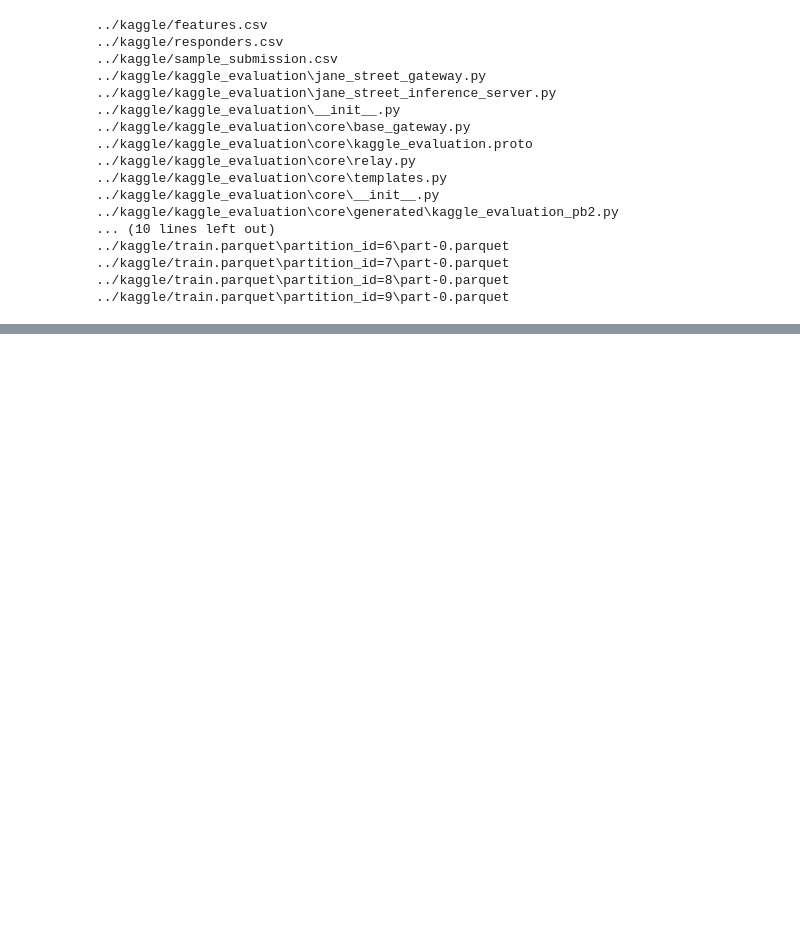
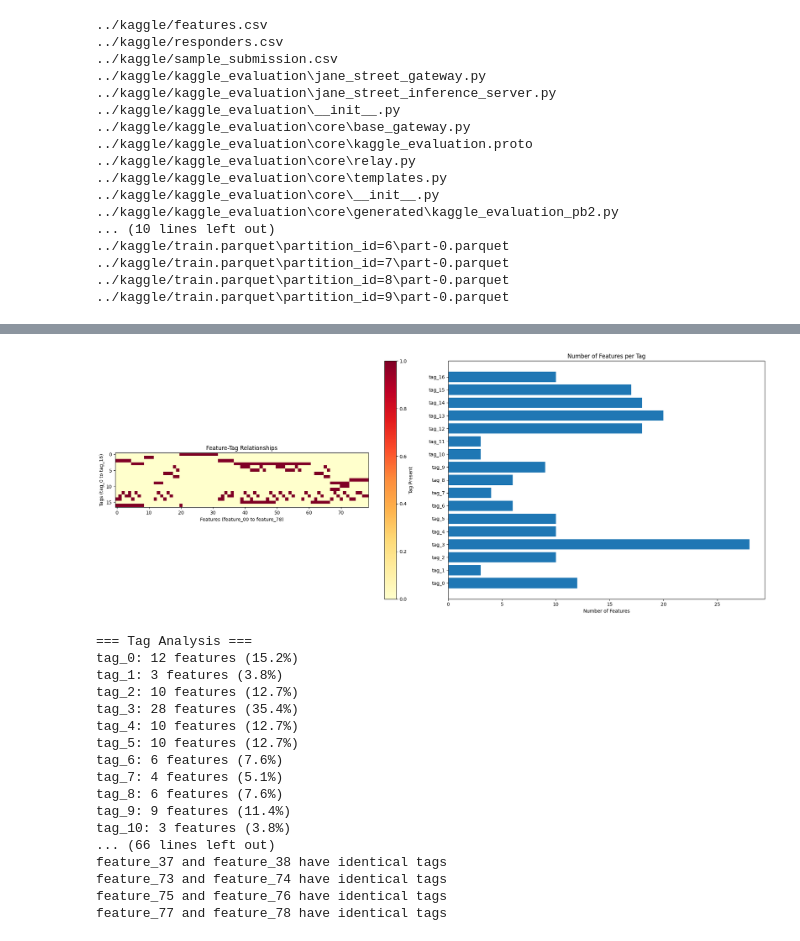
Before and after one commit to wesstone12/kaggle-1, a Jupyter notebook: 1.ipynb, the cells around one changed output, grey strips where cells are left out. Cells and saved outputs as stored; diff of their text form; code cells hidden in the pictures; blank space fills up the shorter version.

```diff
--- a/1.ipynb
+++ b/1.ipynb
@@ -43,0 +79,76 @@ shape: (5, 92)
+# %%
+import pandas as pd
+import numpy as np
+import matplotlib.pyplot as plt
+import seaborn as sns
+
+# Load and prepare the features data
+features = pd.read_csv('../kaggle/features.csv')
+
+# Create two visualizations side by side
+fig, (ax1, ax2) = plt.subplots(1, 2, figsize=(20, 8))
+
+# 1. Feature-Tag Matrix Visualization
+im = ax1.imshow(features.iloc[:, 1:].T.values, cmap="YlOrRd")
+ax1.set_xlabel("Features (feature_00 to feature_78)")
+ax1.set_ylabel("Tags (tag_0 to tag_16)")
+ax1.set_title("Feature-Tag Relationships")
+
+# Add colorbar
+plt.colorbar(im, ax=ax1, label="Tag Present")
+
+# 2. Tag Distribution Analysis
+tag_counts = features.iloc[:, 1:].sum()
+ax2.barh(np.arange(len(tag_counts)), tag_counts)
+ax2.set_yticks(np.arange(len(tag_counts)))
+ax2.set_yticklabels(tag_counts.index)
+ax2.set_xlabel("Number of Features")
+ax2.set_title("Number of Features per Tag")
+
+plt.tight_layout()
+plt.show()
+
+# Print summary statistics
+print("\n=== Tag Analysis ===")
+for tag in features.columns[1:]:
+    n_features = features[tag].sum()
+    print(f"{tag}: {n_features} features ({n_features/len(features)*100:.1f}%)")
+
+# Find features with similar tag patterns
+def get_similar_features(features_df):
+    similar_features = []
+    for i in range(len(features_df)):
+        for j in range(i+1, len(features_df)):
+            pattern_i = features_df.iloc[i, 1:]
+            pattern_j = features_df.iloc[j, 1:]
+            if (pattern_i == pattern_j).all():
+                similar_features.append((
+                    features_df.iloc[i, 0],
+                    features_df.iloc[j, 0]
+                ))
+    return similar_features
+
+similar_features = get_similar_features(features)
+if similar_features:
+    print("\n=== Features with Identical Tag Patterns ===")
+    for f1, f2 in similar_features:
+        print(f"{f1} and {f2} have identical tags")
+# %% [output]
+[figure, added]
+=== Tag Analysis ===
+tag_0: 12 features (15.2%)
+tag_1: 3 features (3.8%)
+tag_2: 10 features (12.7%)
+tag_3: 28 features (35.4%)
+tag_4: 10 features (12.7%)
+tag_5: 10 features (12.7%)
+tag_6: 6 features (7.6%)
+tag_7: 4 features (5.1%)
+tag_8: 6 features (7.6%)
+tag_9: 9 features (11.4%)
+tag_10: 3 features (3.8%)
+... (66 lines left out)
+feature_37 and feature_38 have identical tags
+feature_73 and feature_74 have identical tags
+feature_75 and feature_76 have identical tags
+feature_77 and feature_78 have identical tags
```
Also changed, not shown: parts of 5 cells of this notebook, 2 other files.
